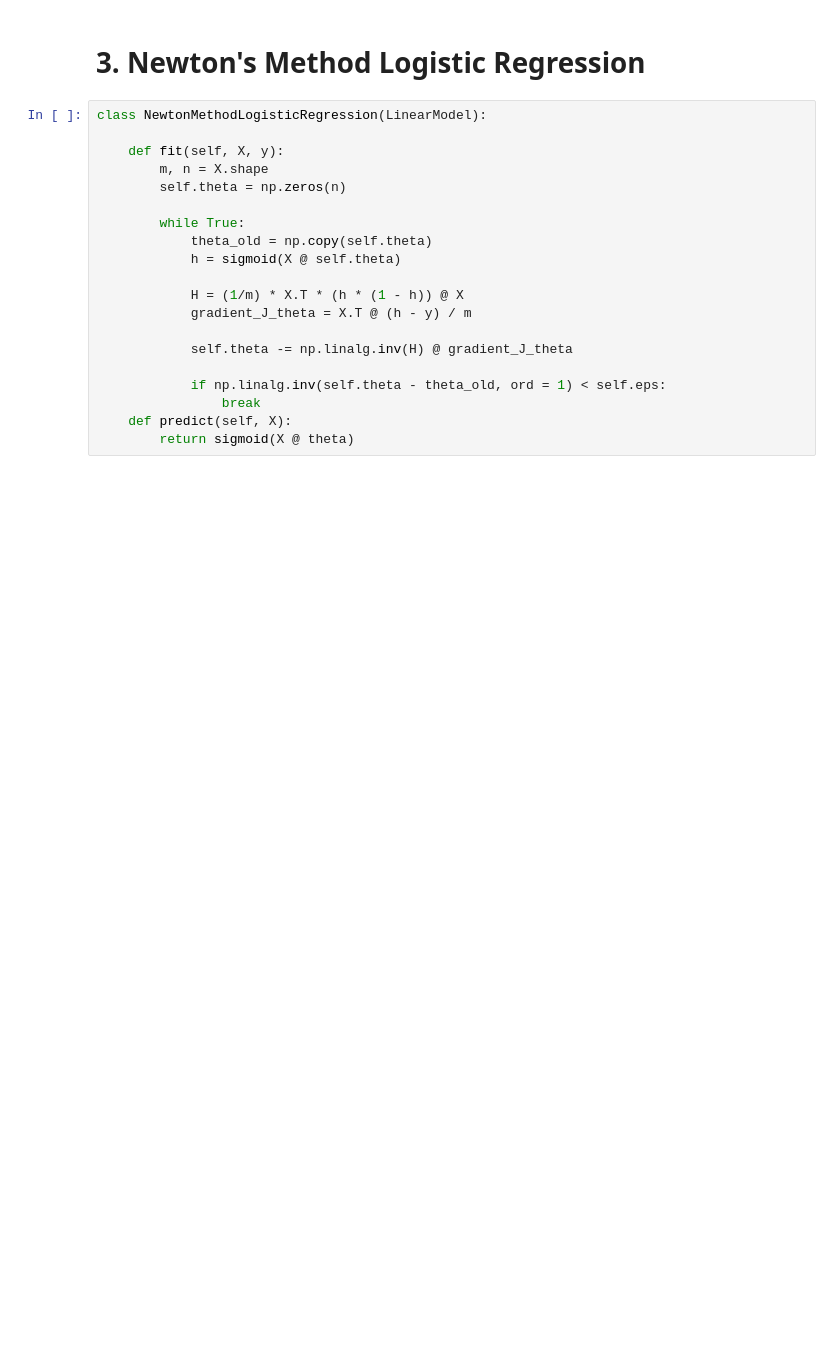
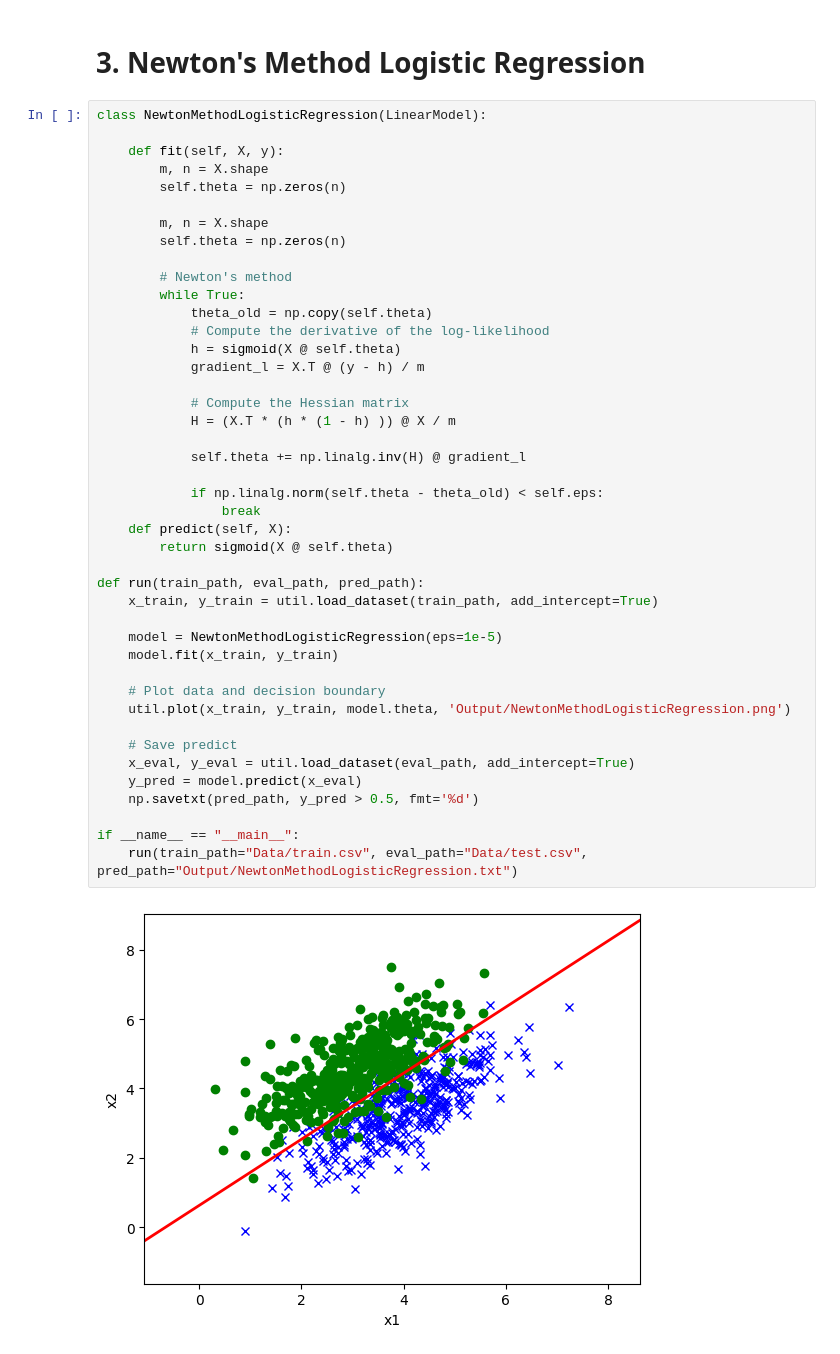
Before and after one commit to luongjuan123/Machine-Learning-Notebooks, a Jupyter notebook: LogisticRegression/LogisticRegression.ipynb, the cells around one changed output. Saved outputs shown, nothing was run; the diff lists cells and outputs as text; blank space fills up the shorter version.

```diff
--- a/LogisticRegression/LogisticRegression.ipynb
+++ b/LogisticRegression/LogisticRegression.ipynb
@@ -227,20 +265,45 @@ class StochaticGradientDescentLogisticRegression(LinearModel):
 # %%
 class NewtonMethodLogisticRegression(LinearModel):
 
     def fit(self, X, y):
         m, n = X.shape
         self.theta = np.zeros(n)
 
+        m, n = X.shape
+        self.theta = np.zeros(n)
+
+        # Newton's method
         while True:
             theta_old = np.copy(self.theta)
+            # Compute the derivative of the log-likelihood
             h = sigmoid(X @ self.theta)
+            gradient_l = X.T @ (y - h) / m
 
-            H = (1/m) * X.T * (h * (1 - h)) @ X
-            gradient_J_theta = X.T @ (h - y) / m
+            # Compute the Hessian matrix
+            H = (X.T * (h * (1 - h) )) @ X / m
 
-            self.theta -= np.linalg.inv(H) @ gradient_J_theta
+            self.theta += np.linalg.inv(H) @ gradient_l
 
-            if np.linalg.inv(self.theta - theta_old, ord = 1) < self.eps:
+            if np.linalg.norm(self.theta - theta_old) < self.eps:
                 break
     def predict(self, X):
-        return sigmoid(X @ theta)
+        return sigmoid(X @ self.theta)
+
+def run(train_path, eval_path, pred_path):
+    x_train, y_train = util.load_dataset(train_path, add_intercept=True)
+
+    model = NewtonMethodLogisticRegression(eps=1e-5)
+    model.fit(x_train, y_train)
+
+    # Plot data and decision boundary
+    util.plot(x_train, y_train, model.theta, 'Output/NewtonMethodLogisticRegression.png')
+
+    # Save predict
+    x_eval, y_eval = util.load_dataset(eval_path, add_intercept=True)
+    y_pred = model.predict(x_eval)
+    np.savetxt(pred_path, y_pred > 0.5, fmt='%d')
+
+if __name__ == "__main__":
+    run(train_path="Data/train.csv", eval_path="Data/test.csv", pred_path="Output/NewtonMethodLogisticRegression.txt")
+# %% [output]
+[figure, added]
```
Also changed, not shown: parts of 3 cells of this notebook, 10 other files.
